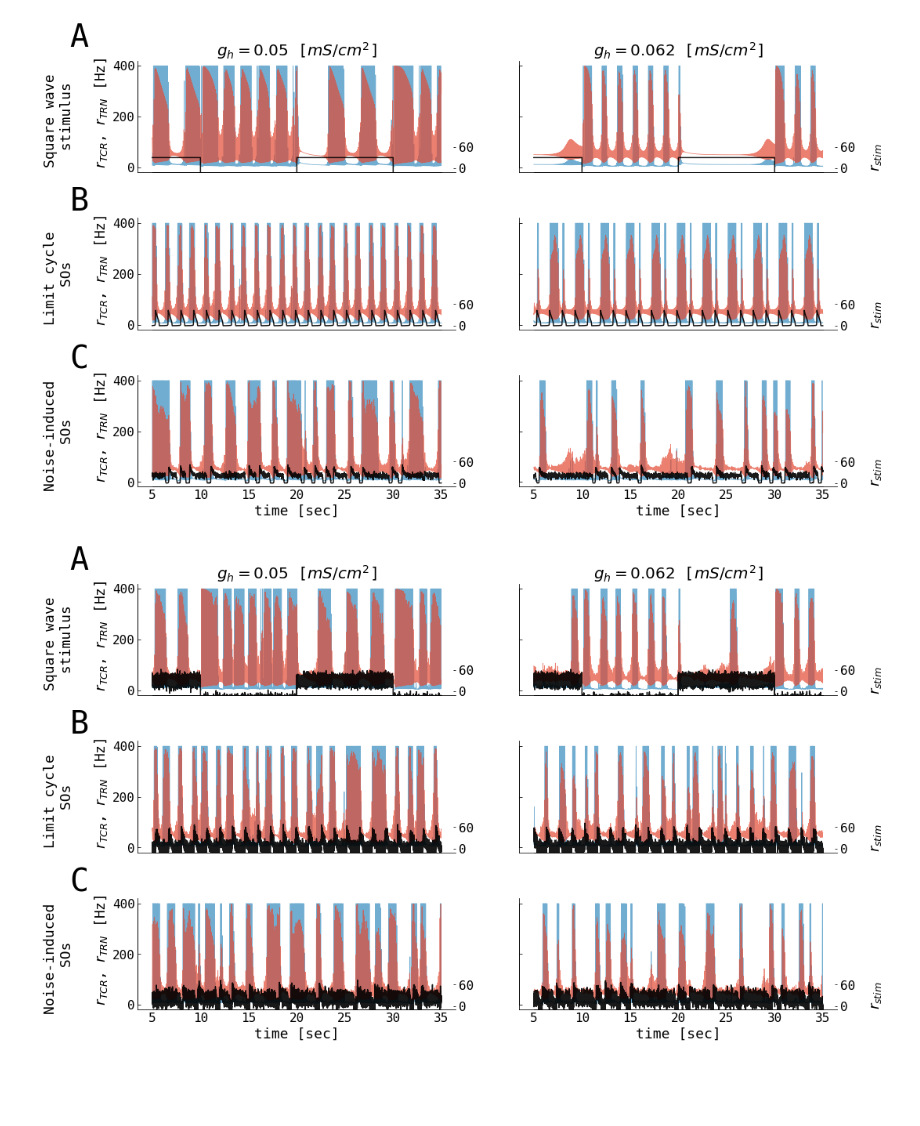
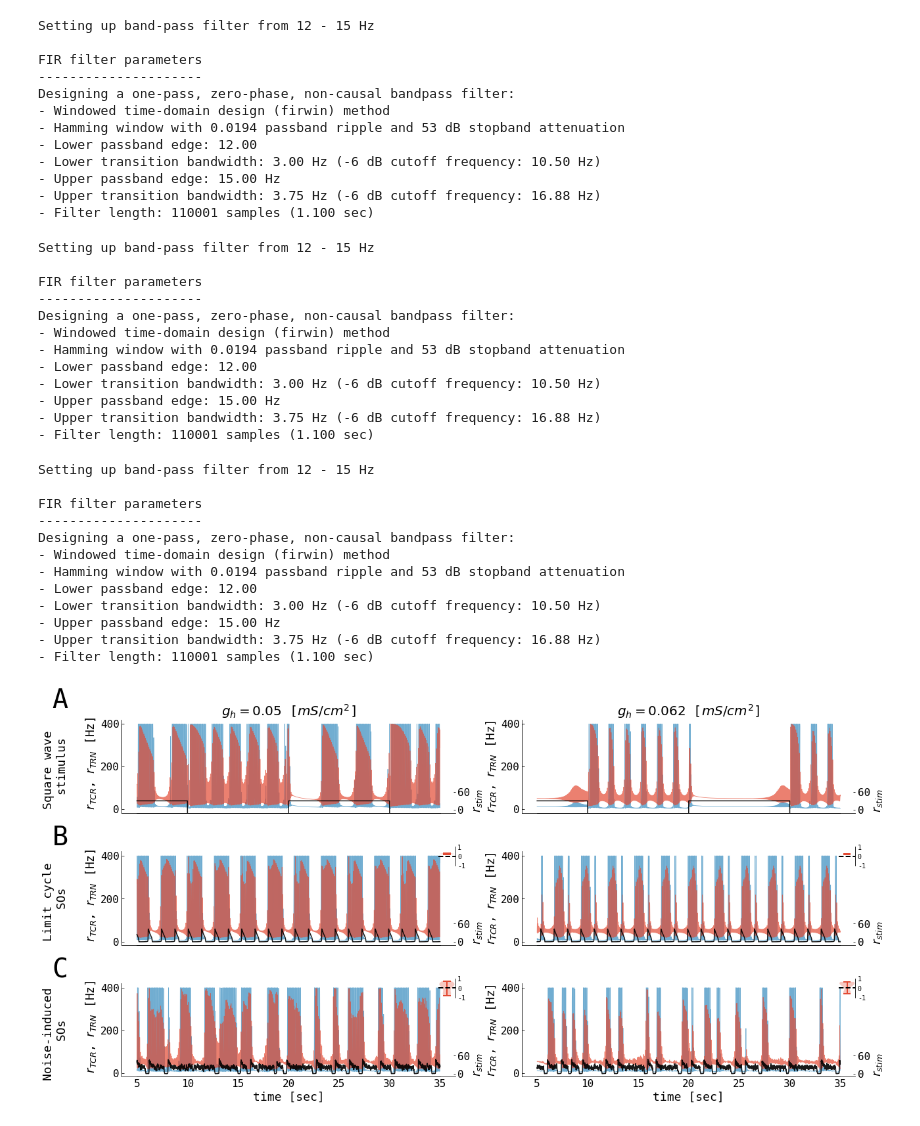
Before and after one commit to jajcayn/thalamocortical_model_study, a Jupyter notebook: fig6 - thalamus_square_stim_ts.ipynb, the cells around one changed output. Saved outputs shown, nothing was run; the diff lists cells and outputs as text; code cells hidden in the pictures; blank space fills up the shorter version.

Commit message:
minor edits: change of lables, remove C from ALN input things, change spindle filter to 12-15 to be consistent with text and fast spindle paradigm

```diff
--- a/fig6 - thalamus_square_stim_ts.ipynb
+++ b/fig6 - thalamus_square_stim_ts.ipynb
@@ -18,13 +18,18 @@ from neurolib.models.multimodel.builder.thalamus import (
     TRN_DEFAULT_PARAMS,
     ThalamicNode,
 )
+from neurolib.utils.signal import RatesSignal
 from neurolib.utils.stimulus import OrnsteinUhlenbeckProcess, SquareInput, ZeroInput
+from scipy.signal import find_peaks
 from tqdm import tqdm
+
+from utils import dummy_detect_down_states, get_amplitude, get_phase
 
 DPI = 75
 CMAP = "plasma"
 plt.rcParams["figure.figsize"] = (20, 9)
 plt.style.use("default_light.mplstyle")
+SP = {"low_freq": 12.0, "high_freq": 15.0}
 
 SAVE_FIG = False
 # %%
@@ -153,6 +194,6 @@ def plot_single(df, ax, ax2legend=False):
 # %%
 PERIOD = 20000
-noises = [0.0, 0.005]
+noises = [0.0]  # , 0.005]
 ghs = [0.05, 0.062]
 
 pbar = tqdm(total=3 * len(noises) * len(ghs))
@@ -162,8 +203,8 @@ for noise in noises:
         ncols=len(ghs),
         nrows=5,
         sharex=True,
-        sharey=True,
-        figsize=(16, 10),
+        sharey=False,
+        figsize=(20, 10),
         gridspec_kw={"height_ratios": [1, 0.15, 1, 0.15, 1]},
     )
 
@@ -177,10 +218,12 @@ for noise in noises:
         tcr_inp, trn_inp = thalamus.get_square_pulse_stim(stim_inp=30.0, period=PERIOD)
         df = thalamus.run(tcr_inp, trn_inp)
         ax = axs[0, i]
-        plot_single(df, ax, ax2legend=(i == 1))
+        plot_single(df, ax, ax2legend=True, delay_hist=False)
         ax.set_title(f"$g_{{h}}={gh}$ [$mS/cm^2$]")
         if i == 0:
             ax.set_ylabel("Square wave \n stimulus \n\n $r_{TCR}$, $r_{TRN}$ [Hz]")
+        else:
+            ax.set_ylabel("$r_{TCR}$, $r_{TRN}$ [Hz]")
         pbar.update(1)
 
     aln_settings = [(2.8, 0.0, "Limit cycle"), (3.5, 0.05, "Noise-induced")]
@@ -190,9 +233,11 @@ for noise in noises:
             tcr_inp, trn_inp = thalamus.get_aln_so(e=aln_e, noise=aln_noise)
             df = thalamus.run(tcr_inp, trn_inp)
             ax = axs[2 * i + 2, k]
-            plot_single(df, ax, ax2legend=(k == 1))
+            plot_single(df, ax, ax2legend=True, delay_hist=True)
             if k == 0:
                 ax.set_ylabel(f"{subtitle} \n SOs \n\n $r_{{TCR}}$, $r_{{TRN}}$ [Hz]")
+            else:
+                ax.set_ylabel("$r_{{TCR}}$, $r_{{TRN}}$ [Hz]")
             pbar.update(1)
 
     for ax in axs[-1, :]:
@@ -240,2 +297,37 @@ pbar.close()
+Setting up band-pass filter from 12 - 15 Hz
+
+FIR filter parameters
+---------------------
+Designing a one-pass, zero-phase, non-causal bandpass filter:
+- Windowed time-domain design (firwin) method
+- Hamming window with 0.0194 passband ripple and 53 dB stopband attenuation
+- Lower passband edge: 12.00
+- Lower transition bandwidth: 3.00 Hz (-6 dB cutoff frequency: 10.50 Hz)
+- Upper passband edge: 15.00 Hz
+- Upper transition bandwidth: 3.75 Hz (-6 dB cutoff frequency: 16.88 Hz)
+- Filter length: 110001 samples (1.100 sec)
+Setting up band-pass filter from 12 - 15 Hz
+
+FIR filter parameters
+---------------------
+Designing a one-pass, zero-phase, non-causal bandpass filter:
+- Windowed time-domain design (firwin) method
+- Hamming window with 0.0194 passband ripple and 53 dB stopband attenuation
+- Lower passband edge: 12.00
+- Lower transition bandwidth: 3.00 Hz (-6 dB cutoff frequency: 10.50 Hz)
+- Upper passband edge: 15.00 Hz
+- Upper transition bandwidth: 3.75 Hz (-6 dB cutoff frequency: 16.88 Hz)
+- Filter length: 110001 samples (1.100 sec)
+Setting up band-pass filter from 12 - 15 Hz
+
+FIR filter parameters
+---------------------
+Designing a one-pass, zero-phase, non-causal bandpass filter:
+- Windowed time-domain design (firwin) method
+- Hamming window with 0.0194 passband ripple and 53 dB stopband attenuation
+- Lower passband edge: 12.00
+- Lower transition bandwidth: 3.00 Hz (-6 dB cutoff frequency: 10.50 Hz)
+- Upper passband edge: 15.00 Hz
+- Upper transition bandwidth: 3.75 Hz (-6 dB cutoff frequency: 16.88 Hz)
+- Filter length: 110001 samples (1.100 sec)
-[figure, old version]
+[figure, new version]
-[figure, removed]
```
Also changed, not shown: parts of 2 cells of this notebook, 9 other files.
